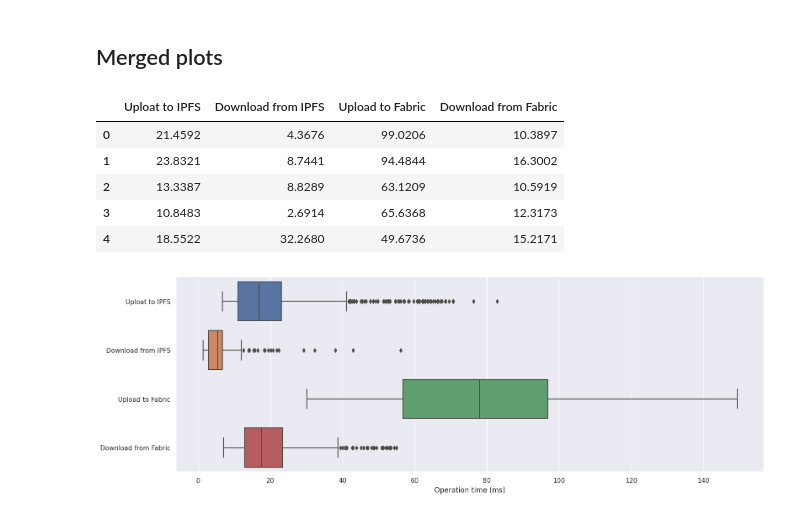
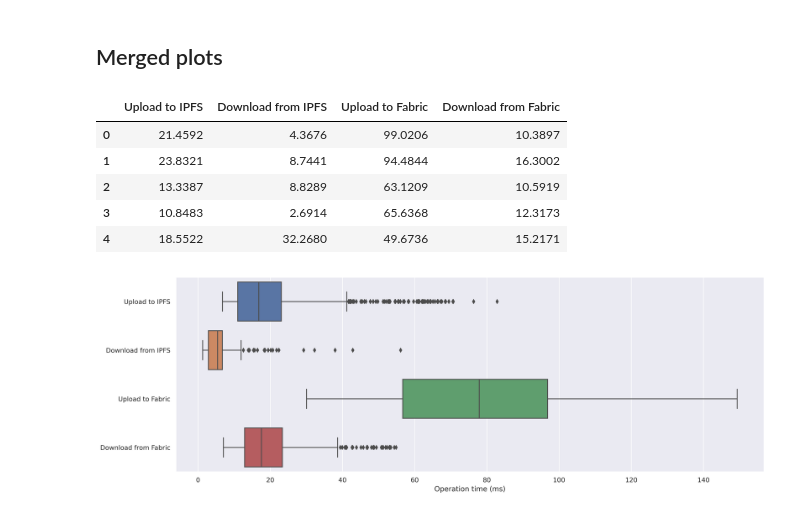
Before and after one commit to fiit-ba/blockchain-transparent-review-system, a Jupyter notebook: testing/dp_plots.ipynb, the cells around one changed output. Cells and saved outputs as stored; diff of their text form; code cells hidden in the pictures.

```diff
--- a/testing/dp_plots.ipynb
+++ b/testing/dp_plots.ipynb
@@ -151,12 +150,12 @@ plt.show()
 ## Merged plots
 # %%
 data = [df_ipfs['Upload'], df_ipfs['Download'], df_ledger['Upload'], df_ledger['Download']]
-headers = ['Uploat to IPFS', 'Download from IPFS', 'Upload to Fabric', 'Download from Fabric']
+headers = ['Upload to IPFS', 'Download from IPFS', 'Upload to Fabric', 'Download from Fabric']
 
 df_merged = pd.concat(data, axis=1, keys=headers)
 df_merged.head()
 # %% [output]
-|  | Uploat to IPFS | Download from IPFS | Upload to Fabric | Download from Fabric |
+|  | Upload to IPFS | Download from IPFS | Upload to Fabric | Download from Fabric |
 | 0 | 21.4592 | 4.3676 | 99.0206 | 10.3897 |
 | 1 | 23.8321 | 8.7441 | 94.4844 | 16.3002 |
 | 2 | 13.3387 | 8.8289 | 63.1209 | 10.5919 |
```
Also changed, not shown: parts of 5 cells of this notebook.
